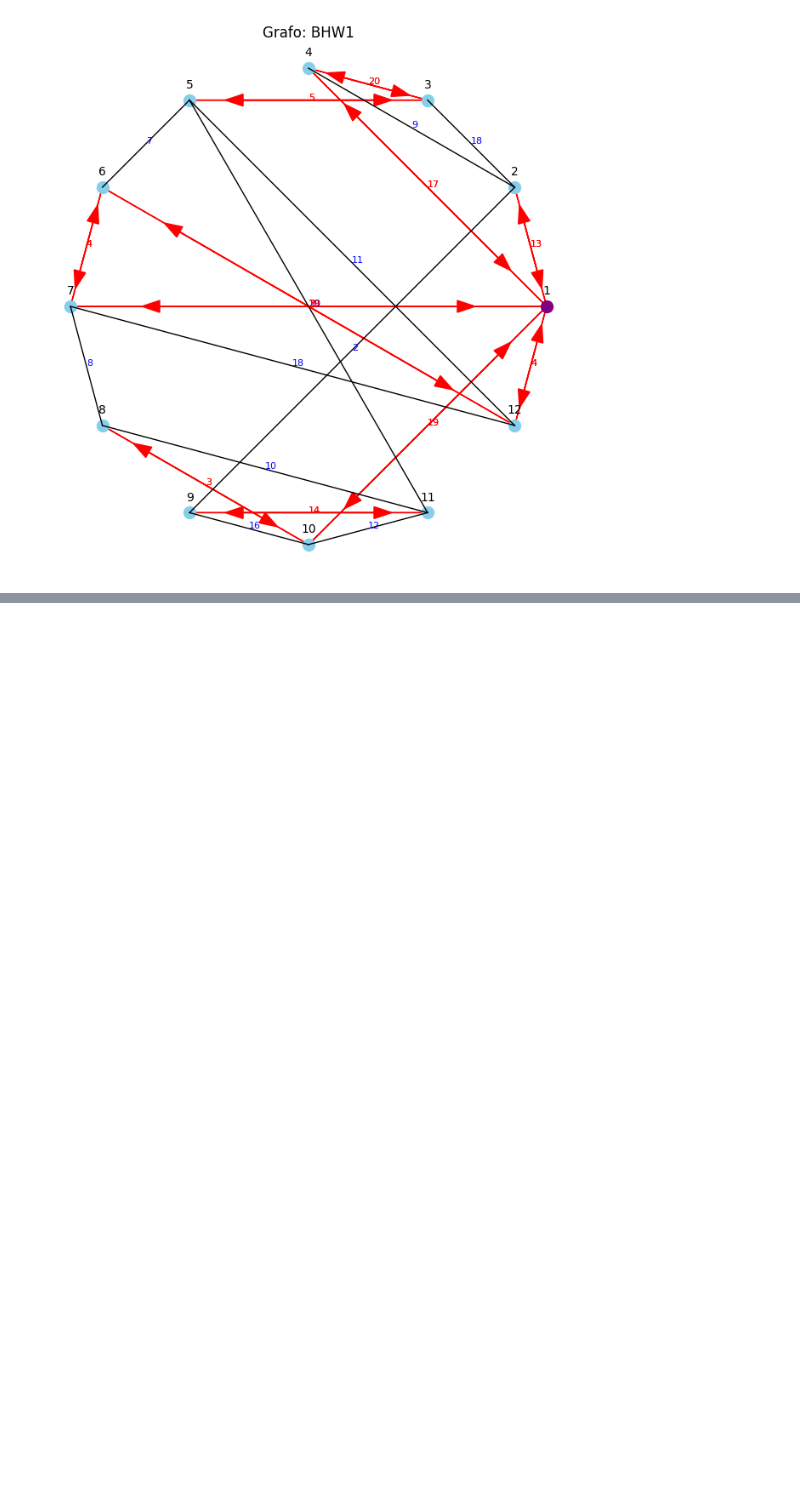
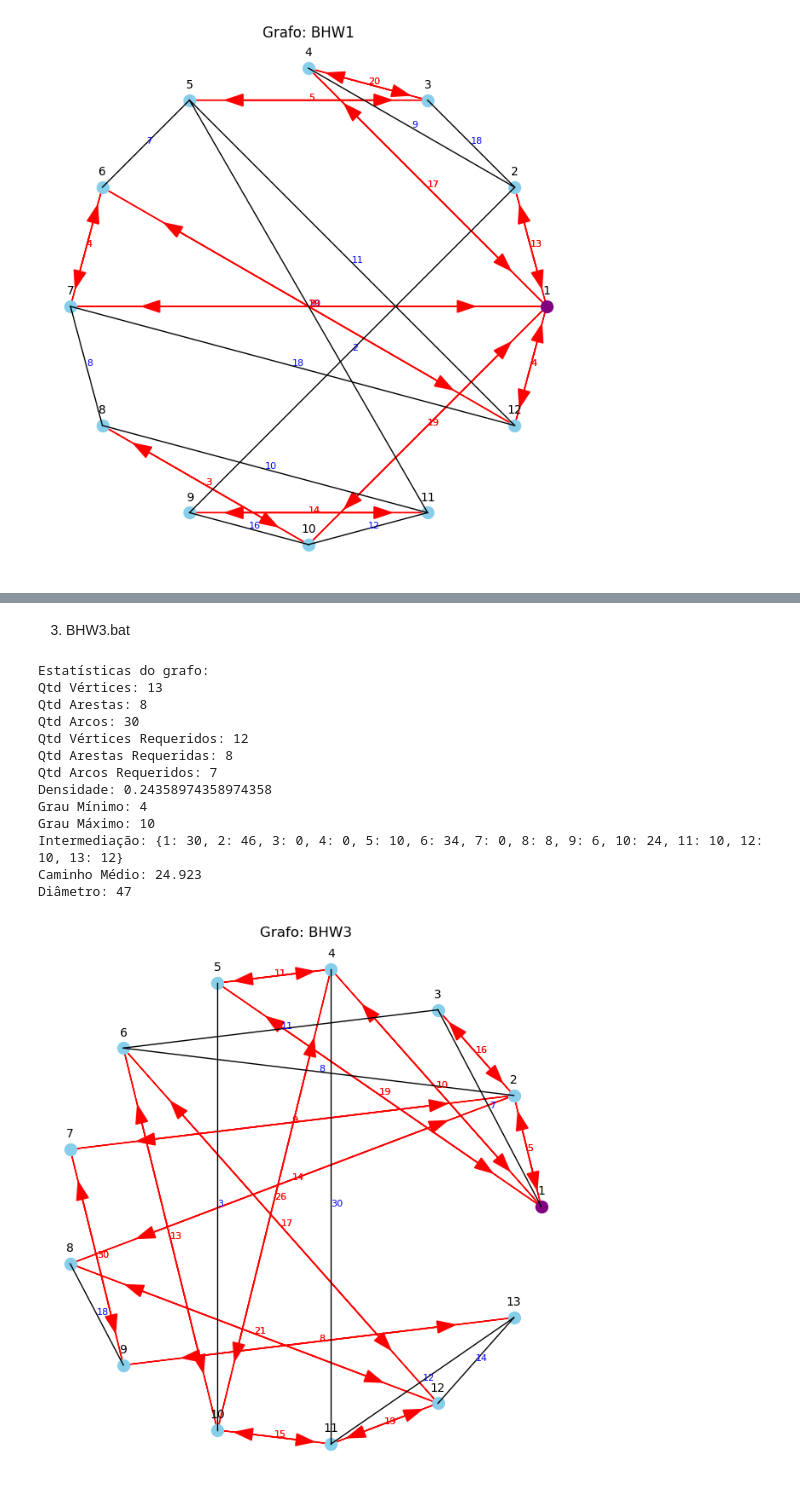
Before and after one commit to tteodorogustavo/Graph-Theory, a Jupyter notebook: etapa_1/visualizacao_dos_dados.ipynb, the cells around one changed output, grey strips where cells are left out. Drawn from its saved outputs; the diff is of its cells as text; code cells hidden in the pictures; blank space fills up the shorter version.

```diff
--- a/etapa_1/visualizacao_dos_dados.ipynb
+++ b/etapa_1/visualizacao_dos_dados.ipynb
@@ -27,0 +63,29 @@ Diâmetro: 30
+# %% [markdown]
+3. BHW3.bat
+# %%
+from grafo import ler_arquivo, desenhar_grafo, estatisticas_grafo
+
+grafo = ler_arquivo("selected_instances/BHW3.dat")
+
+estatisticas = estatisticas_grafo(grafo)
+
+print("Estatísticas do grafo:")
+for chave, valor in estatisticas.items():
+    print(f"{chave}: {valor}")
+
+desenhar_grafo(grafo)
+# %% [output]
+Estatísticas do grafo:
+Qtd Vértices: 13
+Qtd Arestas: 8
+Qtd Arcos: 30
+Qtd Vértices Requeridos: 12
+Qtd Arestas Requeridas: 8
+Qtd Arcos Requeridos: 7
+Densidade: 0.24358974358974358
+Grau Mínimo: 4
+Grau Máximo: 10
+Intermediação: {1: 30, 2: 46, 3: 0, 4: 0, 5: 10, 6: 34, 7: 0, 8: 8, 9: 6, 10: 24, 11: 10, 12: 10, 13: 12}
+Caminho Médio: 24.923
+Diâmetro: 47
+[figure, added]
```
Also changed, not shown: parts of 18 cells of this notebook, 1 other file.
